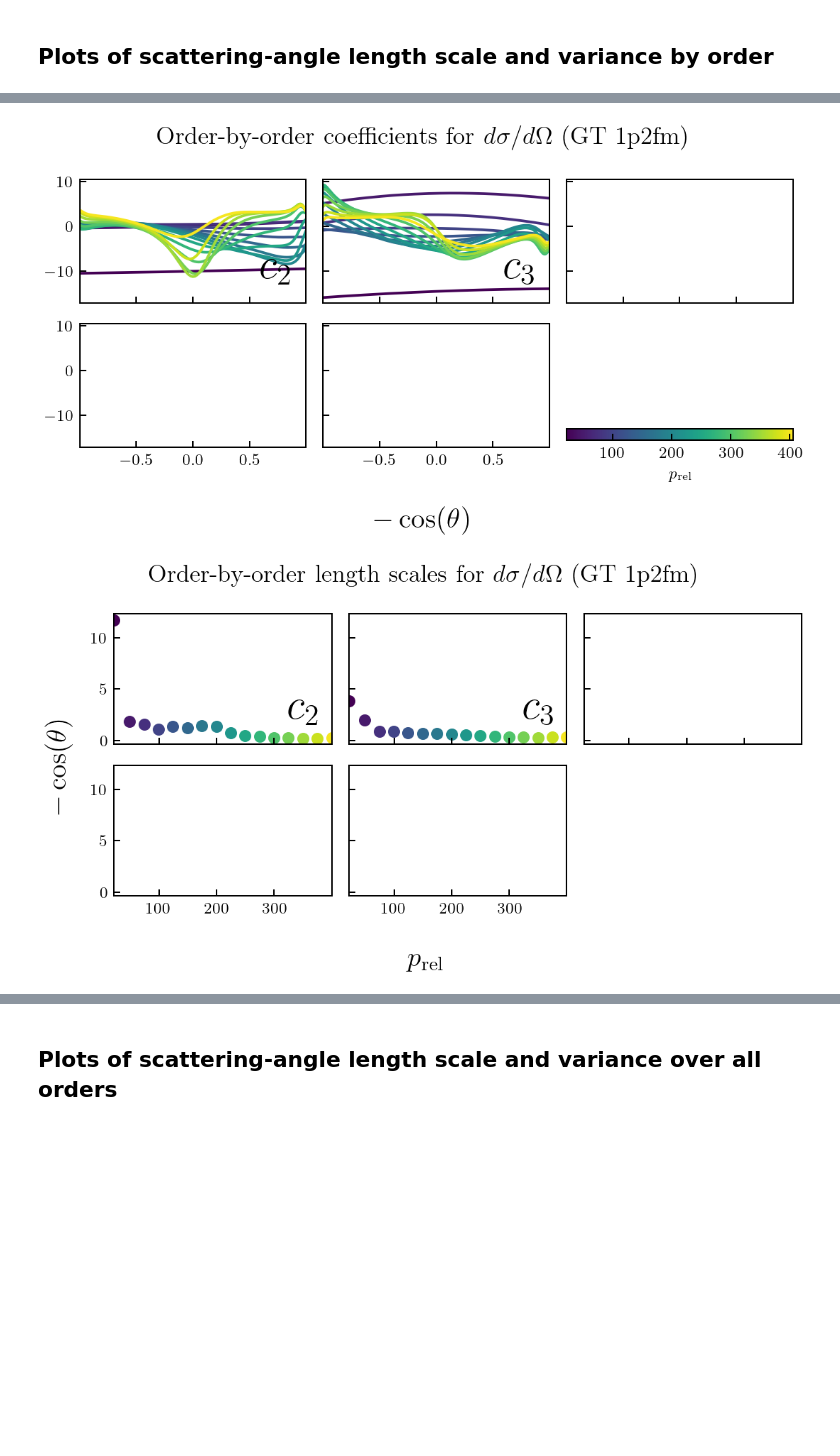
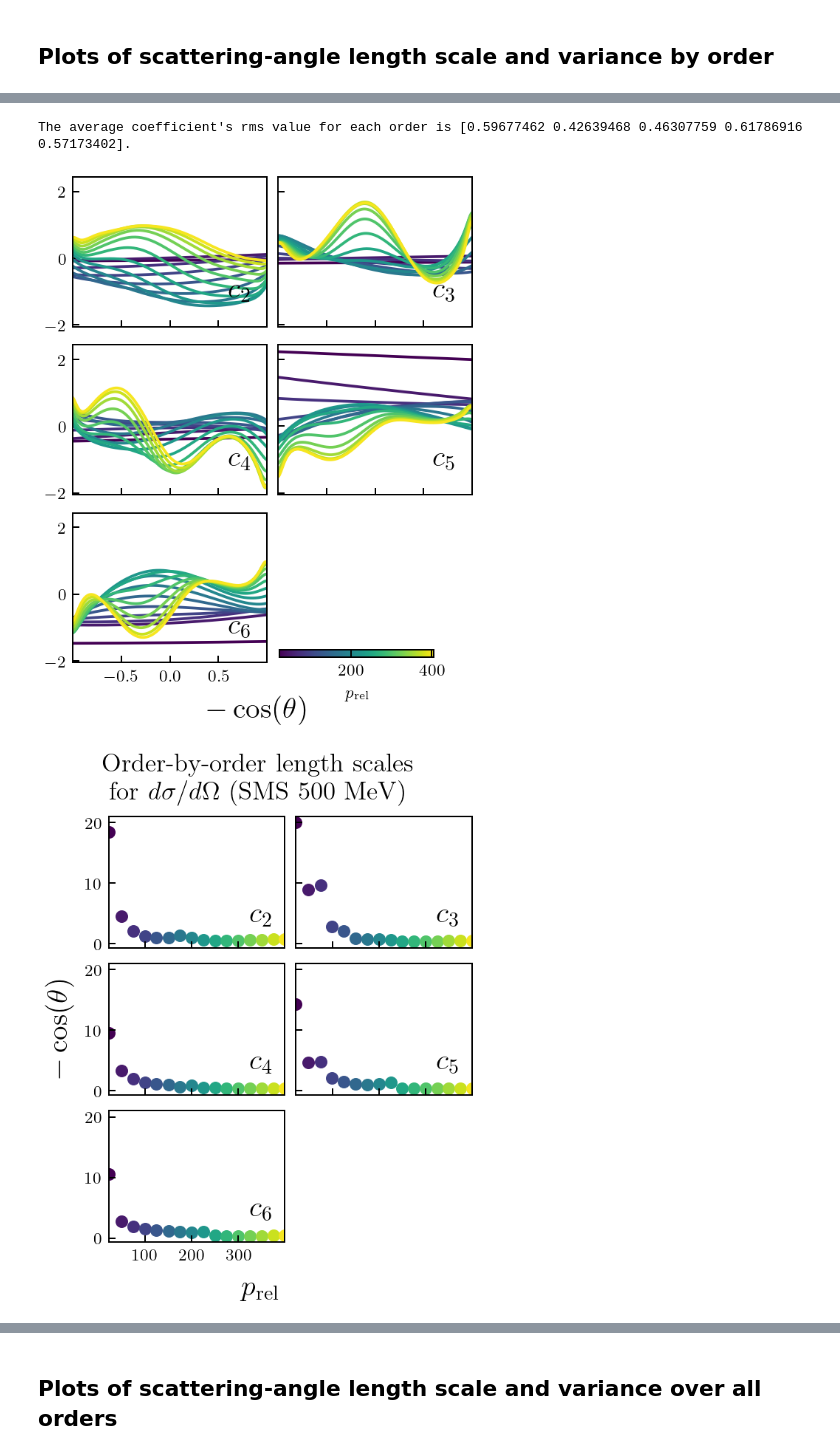
Before and after one commit to buqeye/modern_nn_potentials, a Jupyter notebook: notebooks/paper_figures_2.ipynb, the cells around one changed output, grey strips where cells are left out. Cells and saved outputs as stored; diff of their text form; code cells hidden in the pictures; blank space fills up the shorter version.

```diff
--- a/notebooks/paper_figures_2.ipynb
+++ b/notebooks/paper_figures_2.ipynb
@@ -753,7 +1033,7 @@ fig_fit_sgt_ho.savefig('figures2/' + 'Lambdab_vs_meff_sgt_ho')
 #### Sets meshes and extracts coefficients from the data for a particular observable and potential
 # %%
 # sets the potential of interest
-ScaleScheme = GT1p2fm
+ScaleScheme = RKE500MeV
 # %%
 # choose energy and angle meshes and training points
 t_lab = ScaleScheme.get_data("t_lab")
@@ -814,8 +1094,8 @@ obs_data_label_name_dict = {"DSG" : r"$d\sigma / d\Omega$",
 obs_data_label = obs_data_label_name_dict[obs_data_name]
 
 # sets values of the breakdown and soft scales
-Lambda_b_coeffs = 1010
-mpi_eff_coeffs = 24
+Lambda_b_coeffs = 570
+mpi_eff_coeffs = 138
 
 # sets reference scale
 if obs_data_name == "DSG":
@@ -951,8 +1233,8 @@ for idx, obs_data_name_vars in enumerate(obs_data_name_list):
                            np.shape(coeffs_surfaces_vars)[0]))[np.isin(degrees_input, X_train_deg), :])
         pred, std = gp.predict(X_deg, return_std=True)
         # extracts a value of the variance and adds it to an array
-        underlying_std = gp.cov_factor_
-        axs_tlab_var_all_array = np.append(axs_tlab_var_all_array, underlying_std)
+        underlying_std_sq = gp.cov_factor_
+        axs_tlab_var_all_array = np.append(axs_tlab_var_all_array, underlying_std_sq)
 
 axs_tlab_var_all_array = np.reshape(axs_tlab_var_all_array,
                                     (len(obs_data_name_list), len(t_lab_subset)))
@@ -992,3 +1274,8 @@ fig_tlab_var_all_ratio.savefig('figures2/' + 'var_ratios' + '_' +
                     ScaleScheme.potential_string + ScaleScheme.cutoff_string)
 # %% [markdown]
 ## Plots of scattering-angle length scale and variance by order
+# %%
+def rms_1d(coeff, x):
+#     print(np.shape(coeff**(2)))
+#     print(np.shape(np.max(x) - np.min(x)))
+    return np.sqrt(np.trapz(coeff**(2) / (np.max(x) - np.min(x)), x))
@@ -998,43 +1289,53 @@ cmap_tlab = mpl.cm.viridis
 norm_tlab = mpl.colors.Normalize(vmin=np.min(t_lab_input), vmax=np.max(t_lab_input))
 # %%
 # create figure with n_orders subplots
-fig_tlab_coeffs, axs_tlab_coeffs = plt.subplots(2, 3, sharex = True, sharey=True, figsize=(6.2, 3.3))
+fig_tlab_coeffs, axs_tlab_coeffs = plt.subplots(3, 2, sharex = True, sharey=True, figsize=(3.3, 4.2),
+                                               layout='constrained')
 fig_tlab_coeffs.supxlabel(degrees_label, size = 16)
-fig_tlab_coeffs.suptitle('Order-by-order coefficients for ' + obs_data_label + " (" +
-             ScaleScheme.potential_string + " " + ScaleScheme.cutoff_string + ")", size = 14)
+# fig_tlab_coeffs.suptitle('Order-by-order coefficients\nfor ' + obs_data_label + " (" +
+#              ScaleScheme.potential_string + " " +
+#              ScaleScheme.cutoff_string.replace("p", ".").replace("MeV", " MeV").replace("fm", " fm") + ")", size = 14)
 
 # create figure with n_orders subplots
-fig_tlab_ls, axs_tlab_ls = plt.subplots(2, 3, sharex = True, sharey=True, figsize=(6.2, 3.3))
+fig_tlab_ls, axs_tlab_ls = plt.subplots(3, 2, sharex = True, sharey=True, figsize=(3.3, 4.2),
+                                       layout='constrained')
 fig_tlab_ls.supxlabel(t_lab_label, size = 16)
 fig_tlab_ls.supylabel(degrees_label, size = 16)
-fig_tlab_ls.suptitle('Order-by-order length scales for ' + obs_data_label + " (" +
-             ScaleScheme.potential_string + " " + ScaleScheme.cutoff_string + ")", size = 14)
+fig_tlab_ls.suptitle('Order-by-order length scales\nfor ' + obs_data_label + " (" +
+             ScaleScheme.potential_string + " " +
+             ScaleScheme.cutoff_string.replace("p", ".").replace("MeV", " MeV").replace("fm", " fm") + ")", size = 14)
 
 # create figure with n_orders subplots
-fig_tlab_var, axs_tlab_var = plt.subplots(2, 3, sharex = True, sharey=True, figsize=(6.2, 3.3))
+fig_tlab_var, axs_tlab_var = plt.subplots(3, 2, sharex = True, sharey=True, figsize=(3.3, 4.2),
+                                         layout='constrained')
 fig_tlab_var.supxlabel(t_lab_label, size = 16)
-fig_tlab_var.suptitle('Order-by-order variances for ' + obs_data_label + " (" +
-             ScaleScheme.potential_string + " " + ScaleScheme.cutoff_string + ")", size = 14)
+fig_tlab_var.suptitle('Order-by-order variances\nfor ' + obs_data_label + " (" +
+             ScaleScheme.potential_string + " " +
+             ScaleScheme.cutoff_string.replace("p", ".").replace("MeV", " MeV").replace("fm", " fm") + ")", size = 14)
+
+rms_tlab_coeffs = np.zeros(np.shape(coeffs_surfaces)[0] - 1)
 
 # plot at each energy in mesh
 for o in range(np.shape(coeffs_surfaces)[0] - 1):
     (axs_tlab_coeffs.flat)[o].text(0.8, 0.2,
                        rf'$c_{{{ScaleScheme.orders_full[o + 1]}}}$',
                        transform=(axs_tlab_coeffs.flat)[o].transAxes,
-                       size = 24)
+                       size = 16)
     (axs_tlab_ls.flat)[o].text(0.8, 0.2,
                        rf'$c_{{{ScaleScheme.orders_full[o + 1]}}}$',
                        transform=(axs_tlab_ls.flat)[o].transAxes,
-                       size = 24)
+                       size = 16)
     (axs_tlab_var.flat)[o].text(0.8, 0.2,
                        rf'$c_{{{ScaleScheme.orders_full[o + 1]}}}$',
                        transform=(axs_tlab_var.flat)[o].transAxes,
-                       size = 24)
+                       size = 16)
 
     for t in t_lab_subset:
         (axs_tlab_coeffs.flat)[o].plot(degrees_input,
                     coeffs_surfaces[o + 1, np.isin(t_lab_input, t), :].T,
                     c = mpl.cm.ScalarMappable(norm=norm_tlab, cmap=cmap_tlab).to_rgba(t))
+        rms_tlab_coeffs[o] += rms_1d((coeffs_surfaces[o + 1, np.isin(t_lab_input, t), :].T)[:, 0],
+                                  degrees_input) / len(t_lab_subset)
 
         gp = gm.ConjugateGaussianProcess(
             RBF(length_scale=0.25 * (np.max(degrees_input) - np.min(degrees_input)),
@@ -1058,37 +1359,40 @@ for o in range(np.shape(coeffs_surfaces)[0] - 1):
                     c = mpl.cm.ScalarMappable(norm=norm_tlab, cmap=cmap_tlab).to_rgba(t))
 
         # extracts the variance
         pred, std = gp.predict(X_deg, return_std=True)
-        underlying_std = gp.cov_factor_
+        underlying_std_sq = gp.cov_factor_
         (axs_tlab_var.flat)[o].scatter(t,
-                    underlying_std,
+                    underlying_std_sq,
                     c = mpl.cm.ScalarMappable(norm=norm_tlab, cmap=cmap_tlab).to_rgba(t))
+
+print("The average coefficient's rms value for each order is " + str(rms_tlab_coeffs) + ".")
 
 # eliminates any extraneous Axes objects
 fig_tlab_coeffs.delaxes(axs_tlab_coeffs[-1, -1])
 fig_tlab_coeffs.colorbar(mpl.cm.ScalarMappable(norm=norm_tlab, cmap=cmap_tlab),
             ax = axs_tlab_coeffs[-1, -1],
              orientation='horizontal', label=t_lab_label)
 
 fig_tlab_ls.delaxes(axs_tlab_ls[-1, -1])
 fig_tlab_var.delaxes(axs_tlab_var[-1, -1])
 
 # saves figures
-fig_tlab_coeffs.tight_layout()
+# fig_tlab_coeffs.tight_layout()
 fig_tlab_coeffs.savefig('figures2/' + 'coeffs' + '_' + 'tlab_slices' + '_' + 'orderbyorder' + '_' +
                     ScaleScheme.potential_string + ScaleScheme.cutoff_string + '_' +
                     obs_data_name + '_Q' + Q_type + '_' + p_type + '_' + t_lab_name + '_' +
                     degrees_name)
-fig_tlab_ls.tight_layout()
+# fig_tlab_ls.tight_layout()
 fig_tlab_ls.savefig('figures2/' + 'ls' + '_' + 'tlab_slices' + '_' + 'orderbyorder' + '_' +
                     ScaleScheme.potential_string + ScaleScheme.cutoff_string + '_' +
                     obs_data_name + '_Q' + Q_type + '_' + p_type + '_' + t_lab_name + '_' +
                     degrees_name)
-fig_tlab_var.tight_layout()
+# fig_tlab_var.tight_layout()
 fig_tlab_var.savefig('figures2/' + 'var' + '_' + 'tlab_slices' + '_' + 'orderbyorder' + '_' +
                     ScaleScheme.potential_string + ScaleScheme.cutoff_string + '_' +
                     obs_data_name + '_Q' + Q_type + '_' + p_type + '_' + t_lab_name + '_' +
                     degrees_name)
 # %% [output]
+The average coefficient's rms value for each order is [0.59677462 0.42639468 0.46307759 0.61786916 0.57173402].
-[figure, old version]
+[figure, new version]
-[figure, old version]
+[figure, new version]
```
Also changed, not shown: parts of 22 cells of this notebook, 38 other files.
